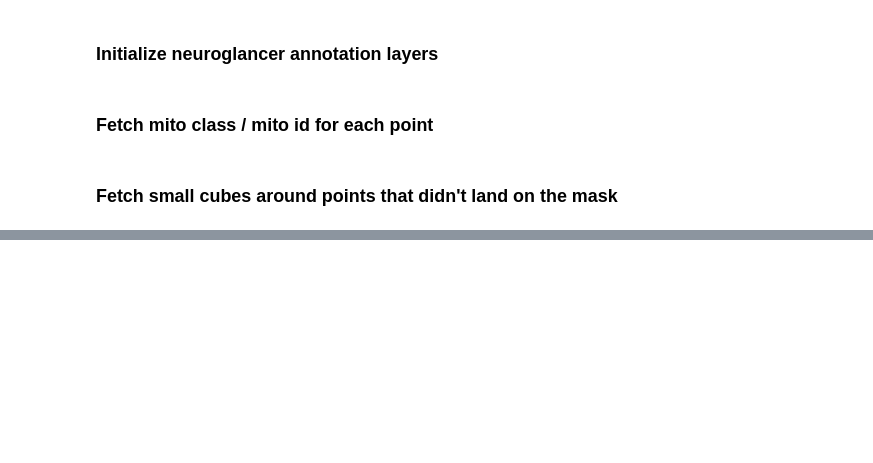
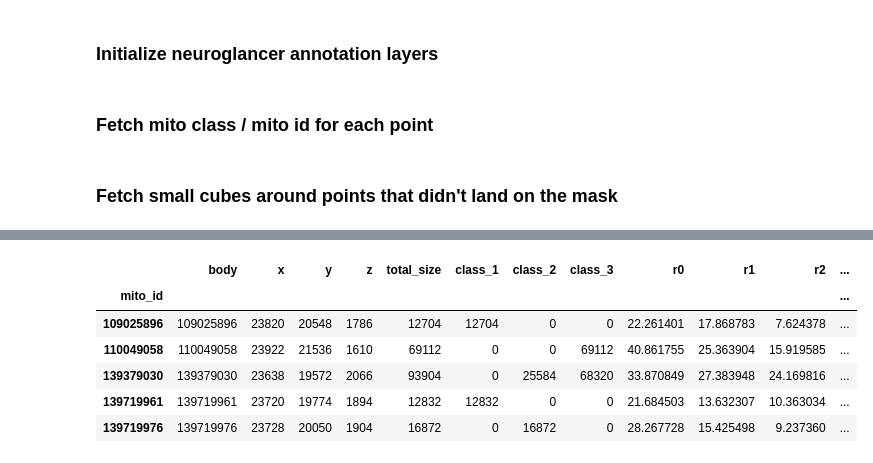
Before and after one commit to stuarteberg/mito-proofreading-analysis, a Jupyter notebook: roi-subvol-annotations/mito-point-visualization.ipynb, the cells around one changed output, grey strips where cells are left out. Cells and saved outputs as stored; diff of their text form; code cells hidden in the pictures; blank space fills up the shorter version.

```diff
--- a/roi-subvol-annotations/mito-point-visualization.ipynb
+++ b/roi-subvol-annotations/mito-point-visualization.ipynb
@@ -364,0 +271,10 @@ cube_results_df = cube_results_df.merge(roi_sizes.rename_axis('box_roi'), 'left'
+# %%
+mito_stats_df.head()
+# %% [output]
+|  | body | x | y | z | total_size | class_1 | class_2 | class_3 | r0 | r1 | r2 | ... |
+| mito_id |  |  |  |  |  |  |  |  |  |  |  | ... |
+| 109025896 | 109025896 | 23820 | 20548 | 1786 | 12704 | 12704 | 0 | 0 | 22.261401 | 17.868783 | 7.624378 | ... |
+| 110049058 | 110049058 | 23922 | 21536 | 1610 | 69112 | 0 | 0 | 69112 | 40.861755 | 25.363904 | 15.919585 | ... |
+| 139379030 | 139379030 | 23638 | 19572 | 2066 | 93904 | 0 | 25584 | 68320 | 33.870849 | 27.383948 | 24.169816 | ... |
+| 139719961 | 139719961 | 23720 | 19774 | 1894 | 12832 | 12832 | 0 | 0 | 21.684503 | 13.632307 | 10.363034 | ... |
+| 139719976 | 139719976 | 23728 | 20050 | 1904 | 16872 | 0 | 16872 | 0 | 28.267728 | 15.425498 | 9.237360 | ... |
```
Also changed, not shown: parts of 34 cells of this notebook.
